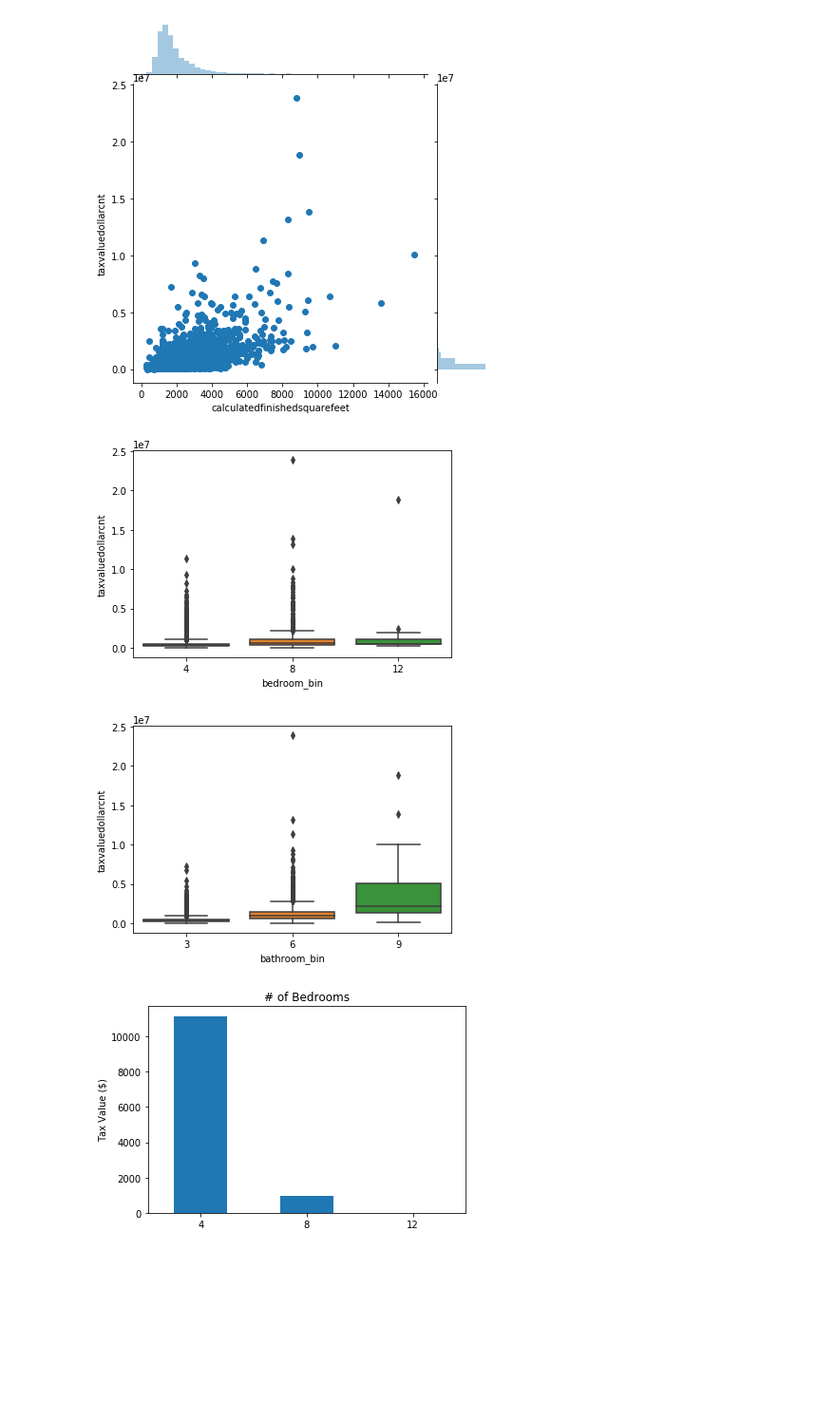
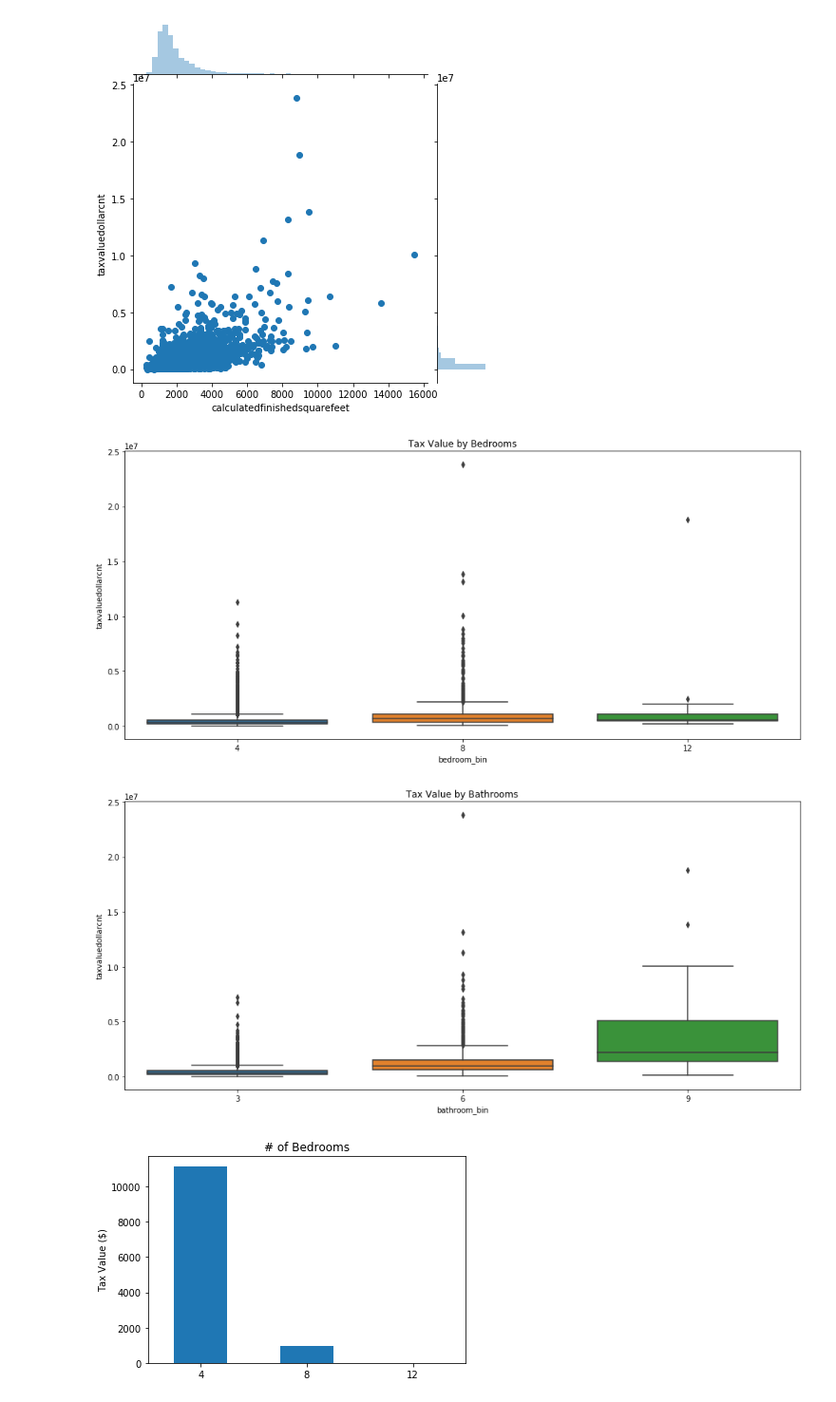
Before and after one commit to CY-Data-Services/zillow_regression_project, a Jupyter notebook: Zillow Regression Project/mvp.ipynb, the cells around one changed output. Shown at 95% size. Cells and saved outputs as stored; diff of their text form; code cells hidden in the pictures; blank space fills up the shorter version.

Commit message:
chart edits

```diff
--- a/Zillow Regression Project/mvp.ipynb
+++ b/Zillow Regression Project/mvp.ipynb
@@ -215,17 +215,21 @@ plt.show()
 # %%
 # Visualize relationship between bedroom count and tax value (Continuous and Categorical)
 X_train_explore['bedroom_bin'] = pd.cut(X_train_explore.bedroomcnt, bins=[0, 4, 8, 12], labels=['4', '8', '12'])
+plt.figure(figsize=(16, 7))
 sns.boxplot(data=X_train_explore, y='taxvaluedollarcnt', x='bedroom_bin')
+plt.title('Tax Value by Bedrooms')
 plt.show()
 # %% [output]
-[figure, old version]
+[figure, new version]
 # %%
 # Visualize relationship between bathroom count and tax value (Continuous and Categorical)
 X_train_explore['bathroom_bin'] = pd.cut(X_train_explore.bathroomcnt, bins=[0, 3, 6, 9], labels=['3', '6', '9'])
+plt.figure(figsize=(16, 7))
 sns.boxplot(data=X_train_explore, y='taxvaluedollarcnt', x='bathroom_bin')
+plt.title('Tax Value by Bathrooms')
 plt.show()
 # %% [output]
-[figure, old version]
+[figure, new version]
 # %%
 # Histogram of Bedrooms (Continuous and Categorical)
 
```
Also changed, not shown: parts of 4 cells of this notebook, 1 other file.
